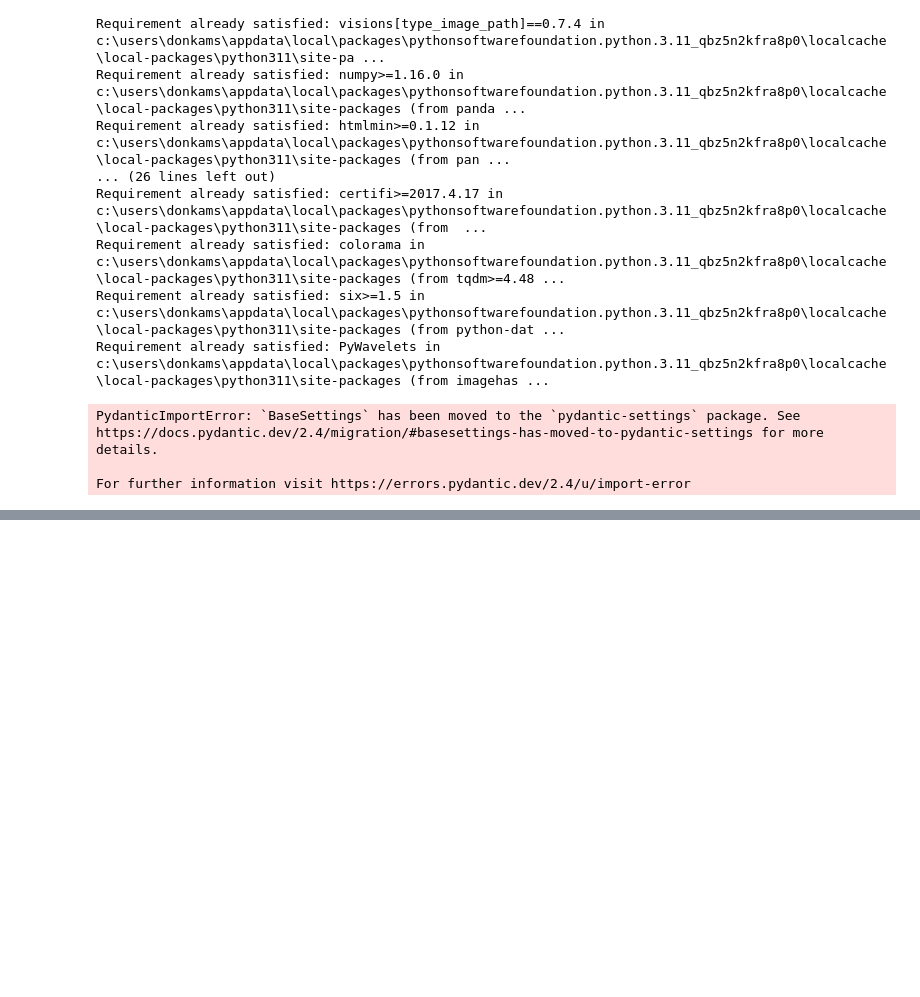
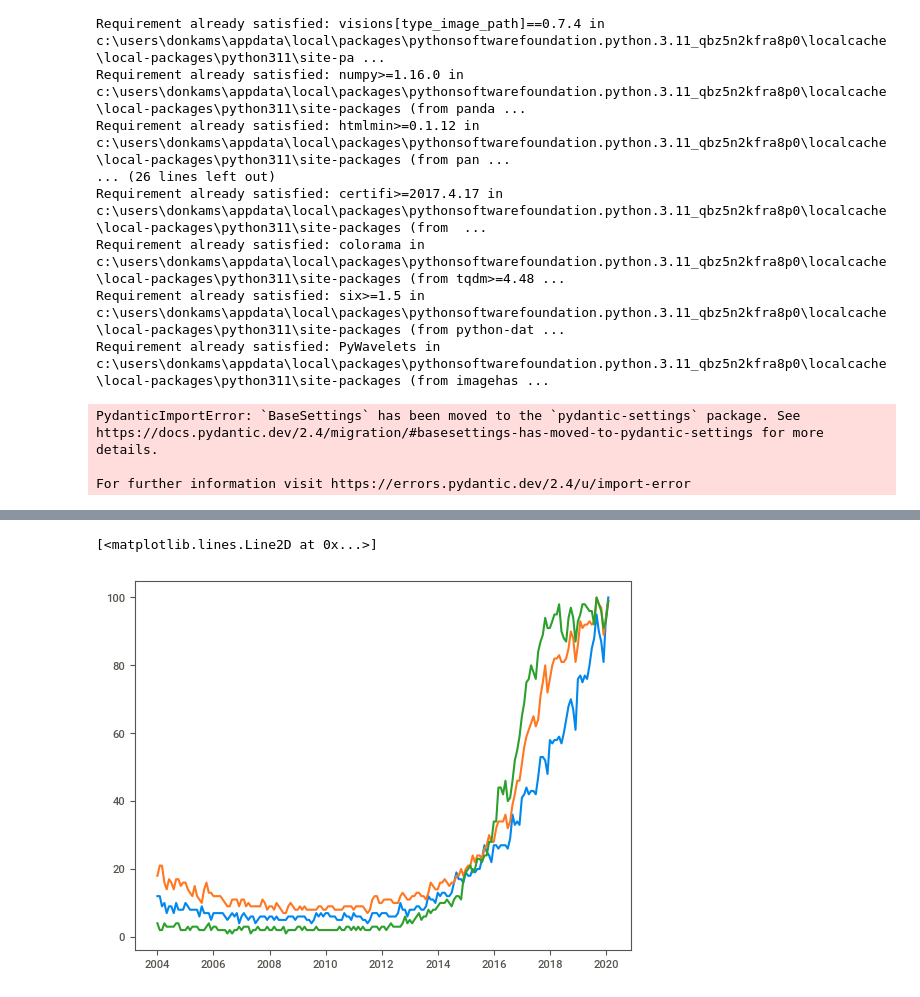
Before and after one commit to Gbekoilias/STAGE-B-EXERCISE, a Jupyter notebook: Popularidad/DSLCS_2.ipynb, the cells around one changed output, grey strips where cells are left out. Drawn from its saved outputs; the diff is of its cells as text; code cells hidden in the pictures; blank space fills up the shorter version.

```diff
--- a/Popularidad/DSLCS_2.ipynb
+++ b/Popularidad/DSLCS_2.ipynb
@@ -205,0 +313,7 @@ For further information visit https://errors.pydantic.dev/2.4/u/import-error
+# %%
+plt.plot(df2[ 'Mes'], df2[ 'data science'], label='data science' )
+plt.plot(df2[ 'Mes'], df2[ 'machine learning'], label='machine learning' )
+plt.plot(df2[ 'Mes'], df2[ 'deep learning'], label=' deep learning' )
+# %% [output]
+[<matplotlib.lines.Line2D at 0x...>]
+[figure, added]
```
Also changed, not shown: parts of 23 cells of this notebook.
